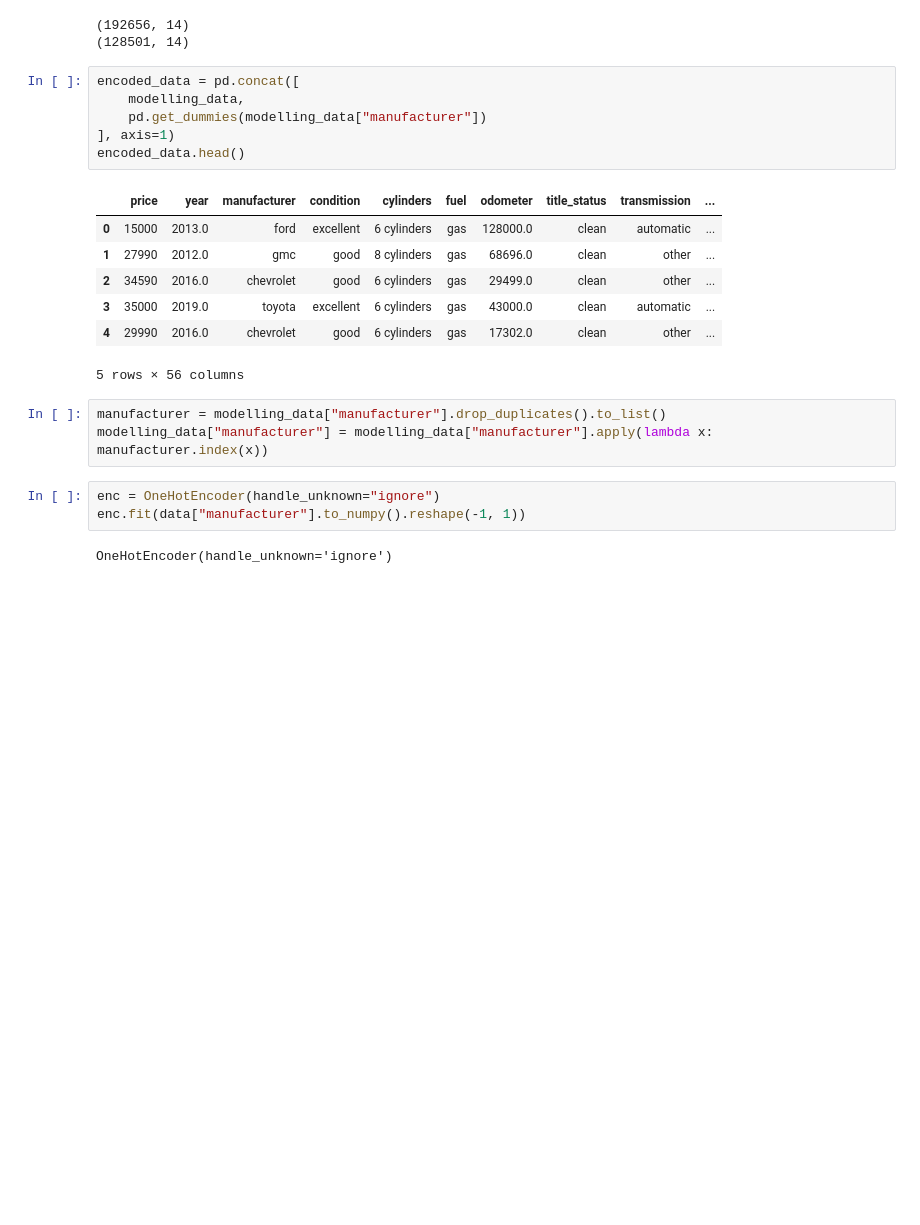
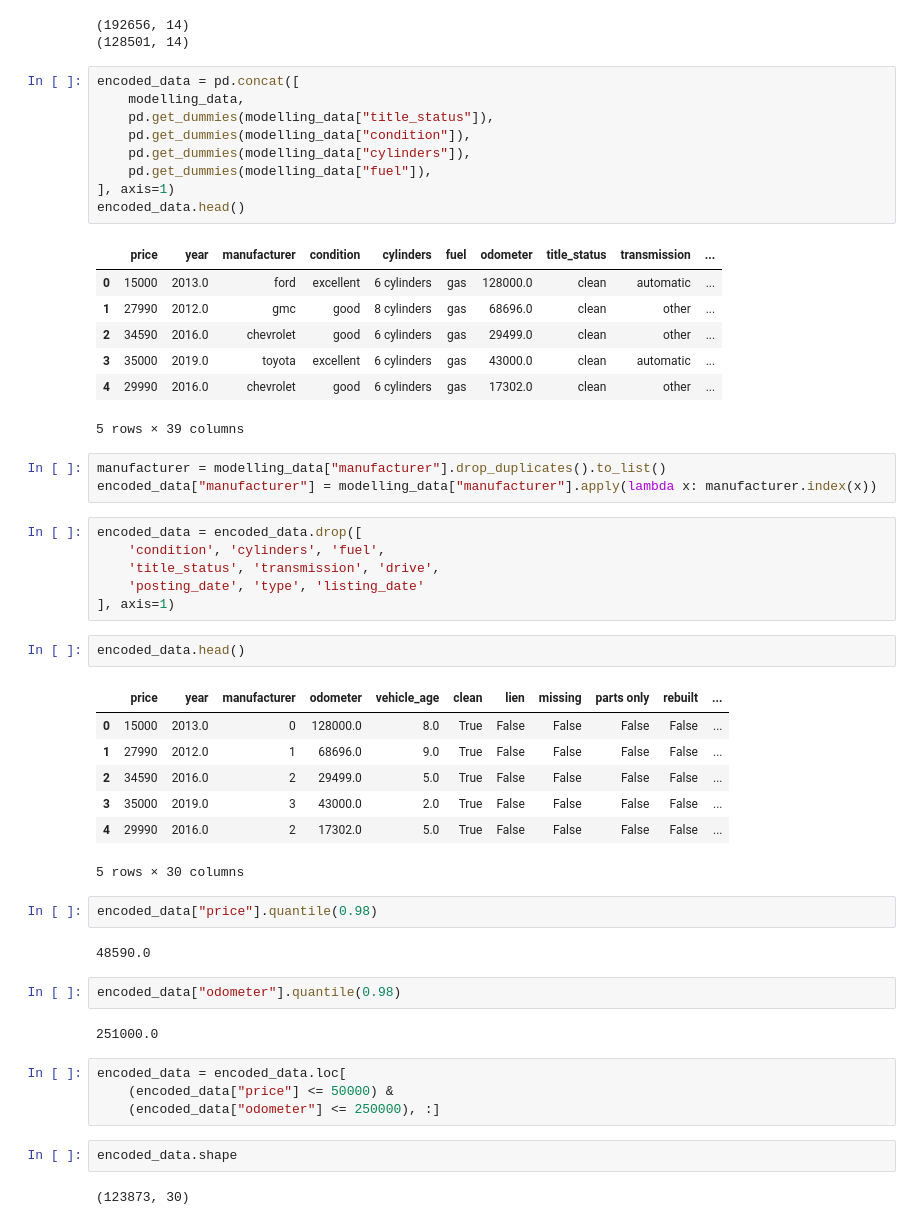
Before and after one commit to wetherc/data-3000, a Jupyter notebook: labs/03_linear-models.ipynb, the cells around one changed output. Drawn from its saved outputs; the diff is of its cells as text; blank space fills up the shorter version.

```diff
--- a/labs/03_linear-models.ipynb
+++ b/labs/03_linear-models.ipynb
@@ -305,7 +307,10 @@ print(modelling_data.shape)
 # %%
 encoded_data = pd.concat([
     modelling_data,
-    pd.get_dummies(modelling_data["manufacturer"])
+    pd.get_dummies(modelling_data["title_status"]),
+    pd.get_dummies(modelling_data["condition"]),
+    pd.get_dummies(modelling_data["cylinders"]),
+    pd.get_dummies(modelling_data["fuel"]),
 ], axis=1)
 encoded_data.head()
 # %% [output]
@@ -315,12 +320,39 @@ encoded_data.head()
 | 2 | 34590 | 2016.0 | chevrolet | good | 6 cylinders | gas | 29499.0 | clean | other | ... |
 | 3 | 35000 | 2019.0 | toyota | excellent | 6 cylinders | gas | 43000.0 | clean | automatic | ... |
 | 4 | 29990 | 2016.0 | chevrolet | good | 6 cylinders | gas | 17302.0 | clean | other | ... |
-5 rows × 56 columns
+5 rows × 39 columns
 # %%
 manufacturer = modelling_data["manufacturer"].drop_duplicates().to_list()
-modelling_data["manufacturer"] = modelling_data["manufacturer"].apply(lambda x: manufacturer.index(x))
+encoded_data["manufacturer"] = modelling_data["manufacturer"].apply(lambda x: manufacturer.index(x))
-# %%
-enc = OneHotEncoder(handle_unknown="ignore")
-enc.fit(data["manufacturer"].to_numpy().reshape(-1, 1))
-# %% [output]
-OneHotEncoder(handle_unknown='ignore')
+# %%
+encoded_data = encoded_data.drop([
+    'condition', 'cylinders', 'fuel',
+    'title_status', 'transmission', 'drive',
+    'posting_date', 'type', 'listing_date'
+], axis=1)
+# %%
+encoded_data.head()
+# %% [output]
+|  | price | year | manufacturer | odometer | vehicle_age | clean | lien | missing | parts only | rebuilt | ... |
+| 0 | 15000 | 2013.0 | 0 | 128000.0 | 8.0 | True | False | False | False | False | ... |
+| 1 | 27990 | 2012.0 | 1 | 68696.0 | 9.0 | True | False | False | False | False | ... |
+| 2 | 34590 | 2016.0 | 2 | 29499.0 | 5.0 | True | False | False | False | False | ... |
+| 3 | 35000 | 2019.0 | 3 | 43000.0 | 2.0 | True | False | False | False | False | ... |
+| 4 | 29990 | 2016.0 | 2 | 17302.0 | 5.0 | True | False | False | False | False | ... |
+5 rows × 30 columns
+# %%
+encoded_data["price"].quantile(0.98)
+# %% [output]
+48590.0
+# %%
+encoded_data["odometer"].quantile(0.98)
+# %% [output]
+251000.0
+# %%
+encoded_data = encoded_data.loc[
+    (encoded_data["price"] <= 50000) &
+    (encoded_data["odometer"] <= 250000), :]
+# %%
+encoded_data.shape
+# %% [output]
+(123873, 30)
```
Also changed, not shown: parts of 13 cells of this notebook.
